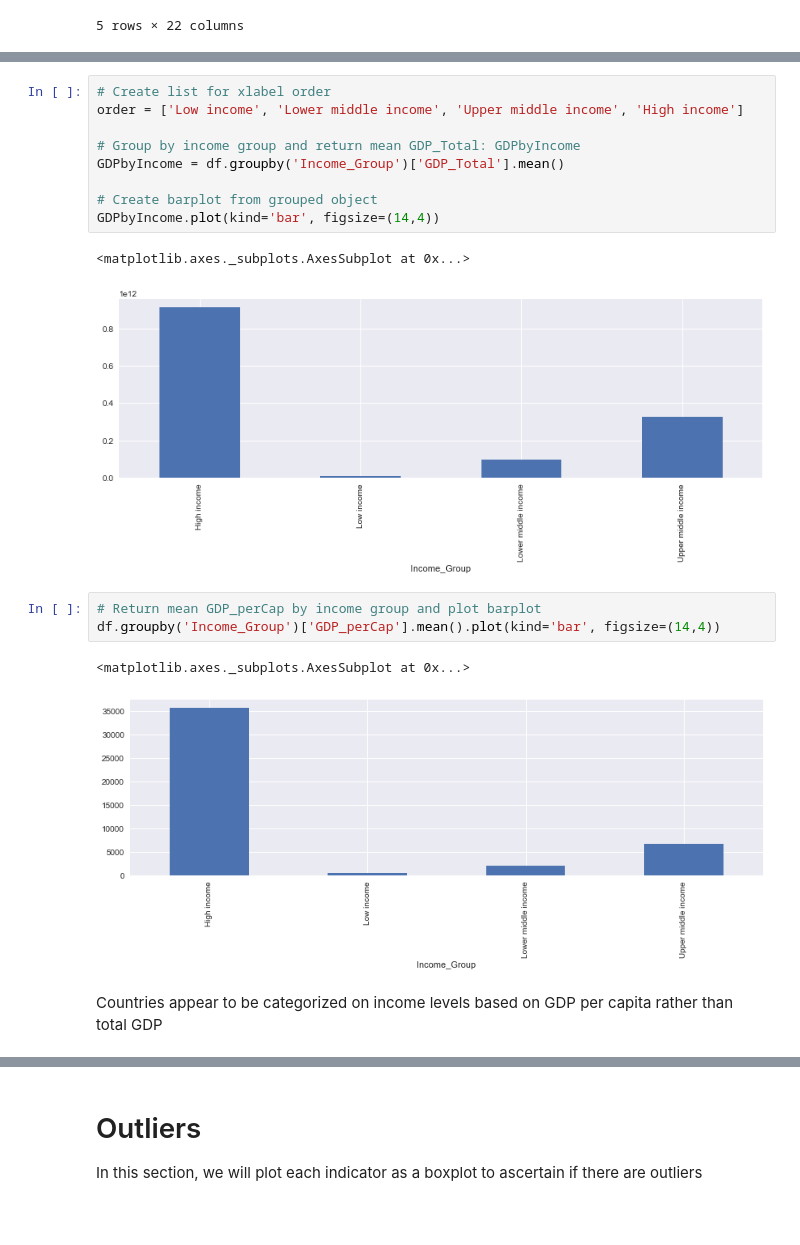
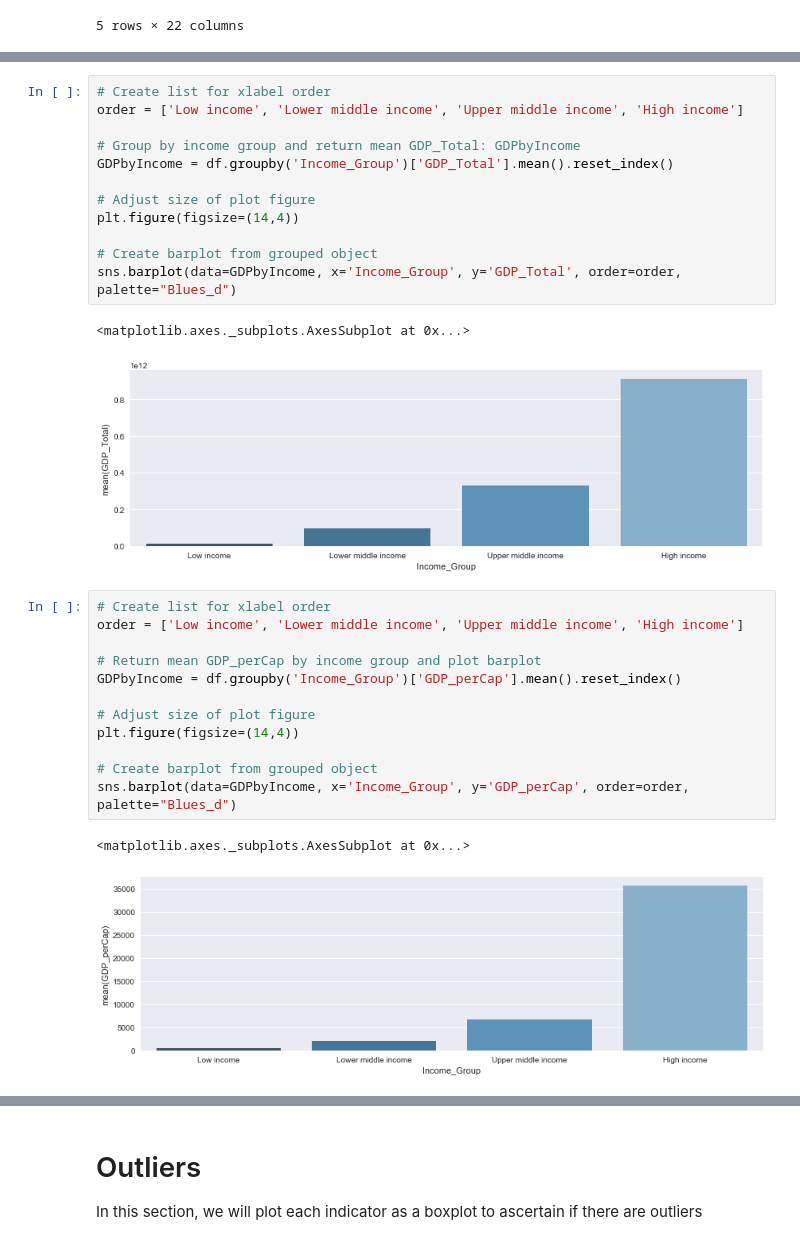
Before and after one commit to dmawardi/Capstone-Project-GDP-QOL, a Jupyter notebook: Capstone Analysis.ipynb, the cells around one changed output, grey strips where cells are left out. Saved outputs shown, nothing was run; the diff lists cells and outputs as text; blank space fills up the shorter version.

```diff
--- a/Capstone Analysis.ipynb
+++ b/Capstone Analysis.ipynb
@@ -111,22 +119,32 @@ Indicators that are better represented using mean or median values will be imput
 # %%
 # Create list for xlabel order
 order = ['Low income', 'Lower middle income', 'Upper middle income', 'High income']
 
 # Group by income group and return mean GDP_Total: GDPbyIncome
-GDPbyIncome = df.groupby('Income_Group')['GDP_Total'].mean()
+GDPbyIncome = df.groupby('Income_Group')['GDP_Total'].mean().reset_index()
+
+# Adjust size of plot figure
+plt.figure(figsize=(14,4))
 
 # Create barplot from grouped object
-GDPbyIncome.plot(kind='bar', figsize=(14,4))
+sns.barplot(data=GDPbyIncome, x='Income_Group', y='GDP_Total', order=order, palette="Blues_d")
 # %% [output]
 <matplotlib.axes._subplots.AxesSubplot at 0x...>
-[figure, old version]
+[figure, new version]
 # %%
+# Create list for xlabel order
+order = ['Low income', 'Lower middle income', 'Upper middle income', 'High income']
+
 # Return mean GDP_perCap by income group and plot barplot
-df.groupby('Income_Group')['GDP_perCap'].mean().plot(kind='bar', figsize=(14,4))
+GDPbyIncome = df.groupby('Income_Group')['GDP_perCap'].mean().reset_index()
+
+# Adjust size of plot figure
+plt.figure(figsize=(14,4))
+
+# Create barplot from grouped object
+sns.barplot(data=GDPbyIncome, x='Income_Group', y='GDP_perCap', order=order, palette="Blues_d")
 # %% [output]
 <matplotlib.axes._subplots.AxesSubplot at 0x...>
-[figure, old version]
+[figure, new version]
-# %% [markdown]
-Countries appear to be categorized on income levels based on GDP per capita rather than total GDP
 # %% [markdown]
 ## Heatmap Insight
```
Also changed, not shown: parts of 70 cells of this notebook.
